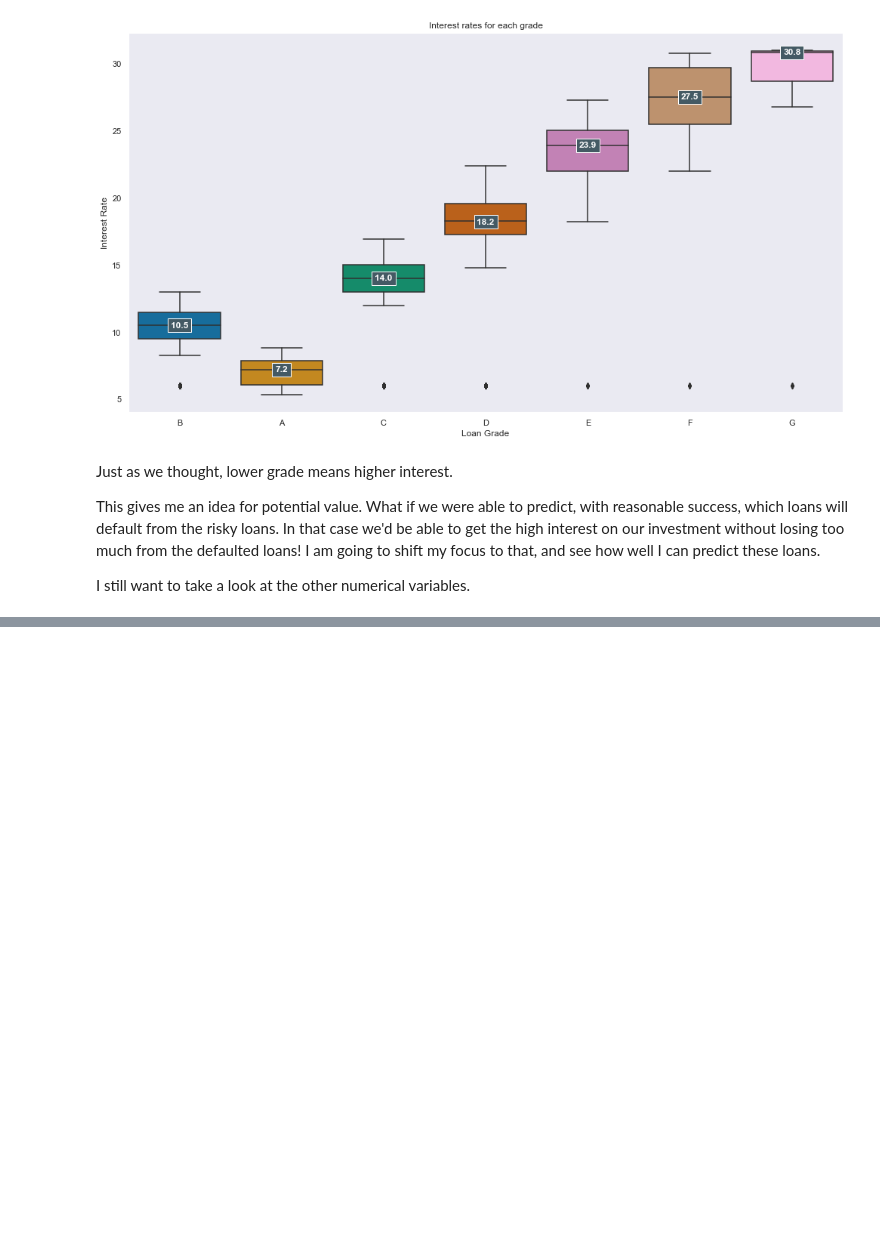
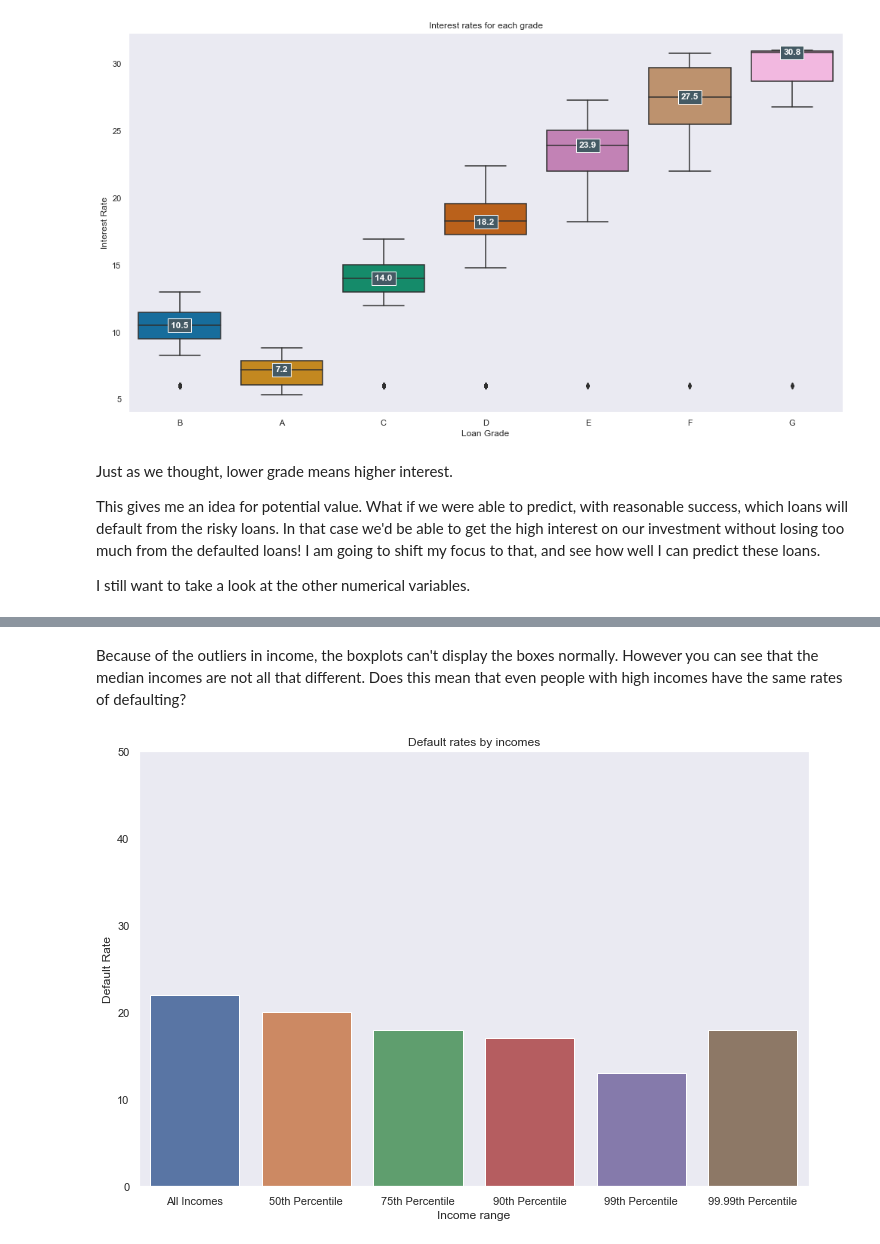
Before and after one commit to MNemanow/Loan_Default_classification, a Jupyter notebook: Cleaning_Eda.ipynb, the cells around one changed output, grey strips where cells are left out. Saved outputs shown, nothing was run; the diff lists cells and outputs as text; code cells hidden in the pictures; blank space fills up the shorter version.

```diff
--- a/Cleaning_Eda.ipynb
+++ b/Cleaning_Eda.ipynb
@@ -353,0 +340,16 @@ box_plot.figure.tight_layout()
+# %% [markdown]
+Because of the outliers in income, the boxplots can't display the boxes normally. However you can see that the median incomes are not all that different. Does this mean that even people with high incomes have the same rates of defaulting?
+# %%
+# get a list of default rate for each percentile
+rates = [(round(accepted_df[accepted_df.annual_inc >
+                  np.percentile(accepted_df.annual_inc, i)]['loan_status'].value_counts(normalize=True)[1],2)*100)
+        for i in [0, 50, 75, 90, 99, 99.99]]
+labels = ['All Incomes', '50th Percentile', '75th Percentile', '90th Percentile', '99th Percentile', '99.99th Percentile']
+plt.gcf().set_size_inches(12, 8)
+ax = sns.barplot(x=labels, y=rates)
+ax.set_ylim(0, 50)
+plt.title('Default rates by incomes')
+plt.xlabel('Income range')
+plt.ylabel('Default Rate');
+# %% [output]
+[figure, added]
```
Also changed, not shown: parts of 17 cells of this notebook.
